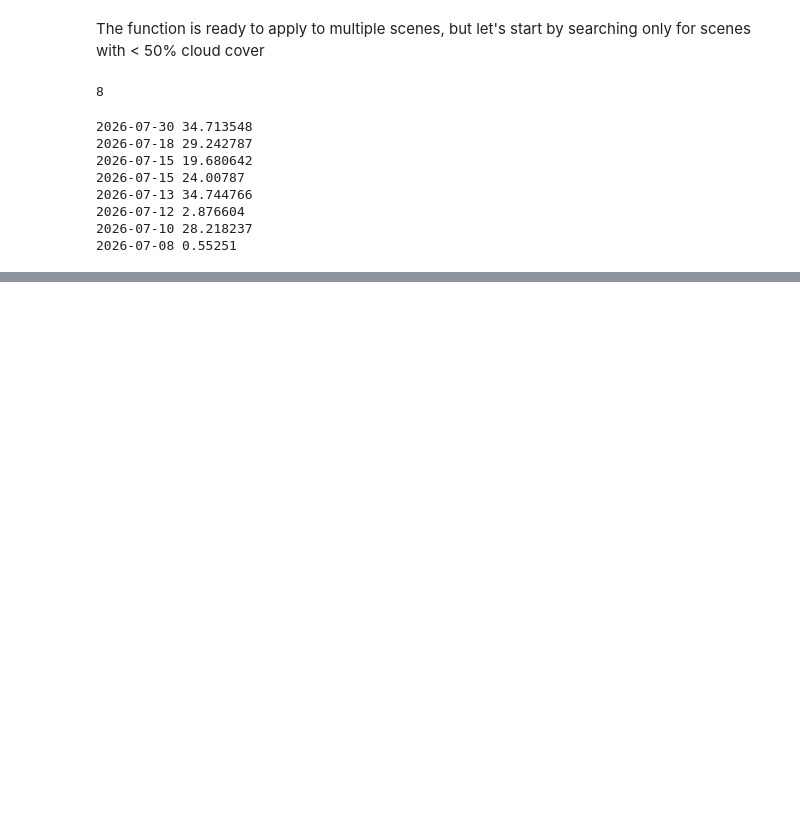
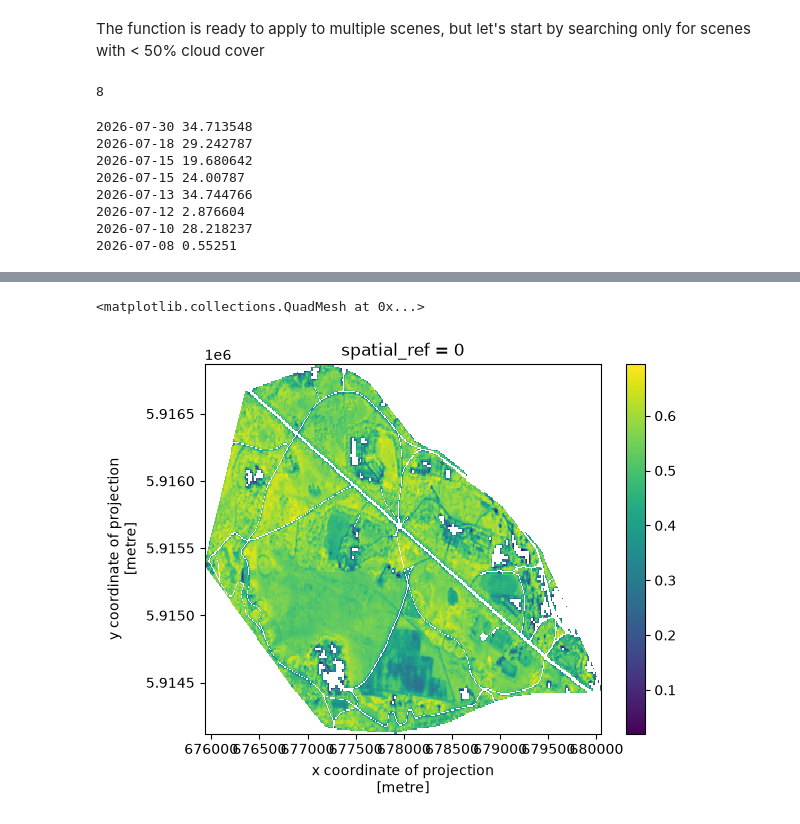
Before and after one commit to delmurphy/Phoenix-Park-NDVI, a Jupyter notebook: notebooks/2.function_creation.ipynb, the cells around one changed output, grey strips where cells are left out. Saved outputs shown, nothing was run; the diff lists cells and outputs as text; code cells hidden in the pictures; blank space fills up the shorter version.

```diff
--- a/notebooks/2.function_creation.ipynb
+++ b/notebooks/2.function_creation.ipynb
@@ -175,0 +1007,48 @@ for item in items_2026:
+# %%
+annual_maps = {}
+results = []
+
+for year in range(2017, 2027):
+
+    search = catalog.search(
+        collections=["sentinel-2-l2a"],
+        bbox=park.total_bounds,
+        datetime=f"{year}-07-01/{year}-07-31",
+        query={"eo:cloud_cover": {"lt": 80}}, #relax the cloud cover filter to <80%
+    )
+
+    items = list(search.items())
+
+    year_ndvi_maps = []
+
+    for item in items:
+
+        mean_ndvi, vegetation_pixels, ndvi_map = (
+            calculate_scene_ndvi(item, park_utm)
+        )
+
+        results.append({
+            "year": year,
+            "date": item.datetime.date(),
+            "cloud_cover": item.properties["eo:cloud_cover"],
+            "mean_ndvi": mean_ndvi,
+            "vegetation_pixels": vegetation_pixels,
+            "item_id": item.id,
+        })
+
+        year_ndvi_maps.append(ndvi_map)
+
+    # Create the annual pixel-level composite
+    if year_ndvi_maps:
+        annual_maps[year] = xr.concat(
+            year_ndvi_maps,
+            dim="scene"
+        ).mean(
+            dim="scene",
+            skipna=True
+        )
+# %%
+annual_maps[2026].squeeze().plot()
+# %% [output]
+<matplotlib.collections.QuadMesh at 0x...>
+[figure, added]
```
Also changed, not shown: parts of 93 cells of this notebook.
